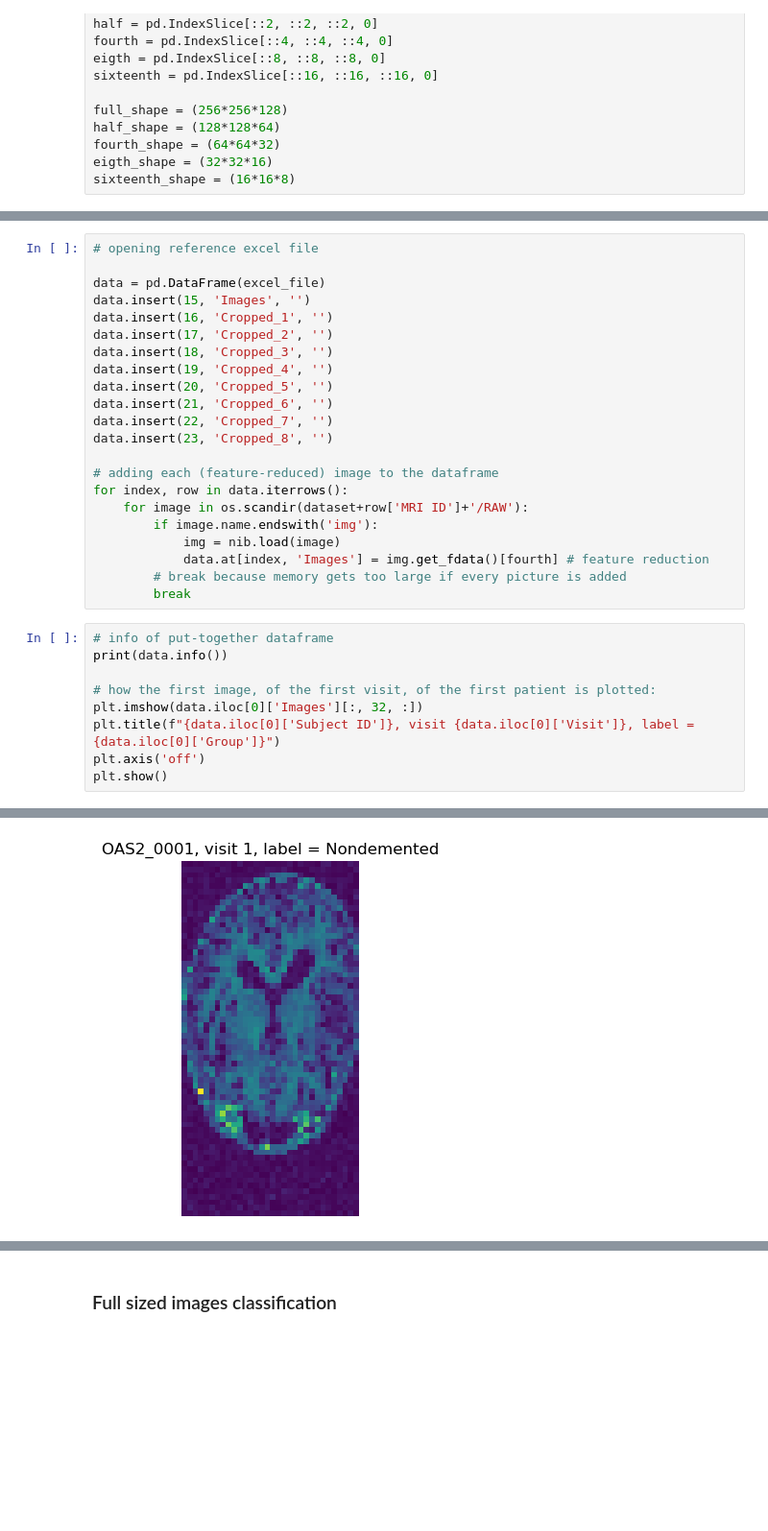
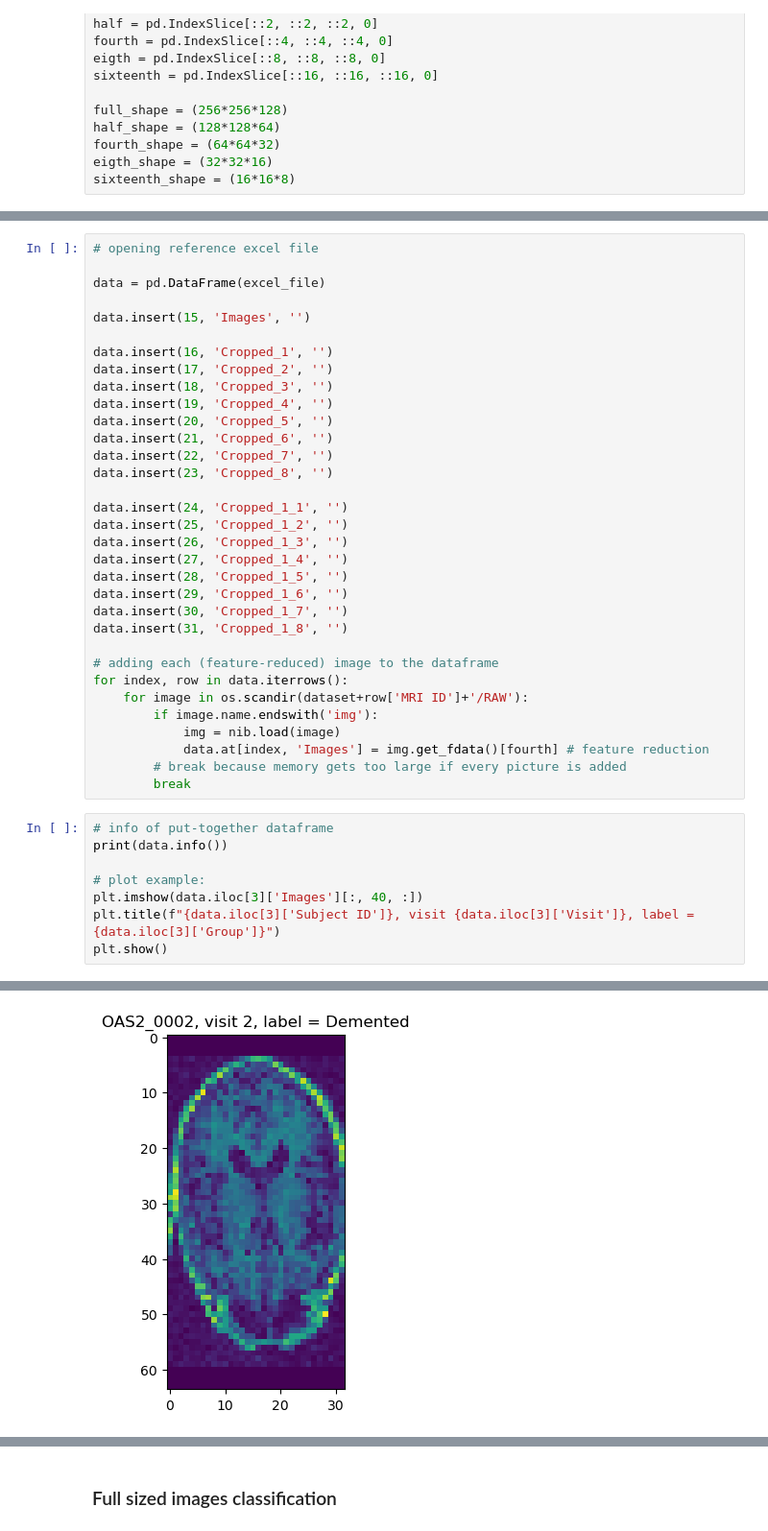
Before and after one commit to loesvanvoorden/Thesis, a Jupyter notebook: Thesis notebook.ipynb, the cells around one changed output, grey strips where cells are left out. Shown at 96% size. Cells and saved outputs as stored; diff of their text form; blank space fills up the shorter version.

```diff
--- a/Thesis notebook.ipynb
+++ b/Thesis notebook.ipynb
@@ -37,7 +37,9 @@ sixteenth_shape = (16*16*8)
 # opening reference excel file
 
 data = pd.DataFrame(excel_file)
+
 data.insert(15, 'Images', '')
+
 data.insert(16, 'Cropped_1', '')
 data.insert(17, 'Cropped_2', '')
 data.insert(18, 'Cropped_3', '')
@@ -47,6 +49,15 @@ data.insert(21, 'Cropped_6', '')
 data.insert(22, 'Cropped_7', '')
 data.insert(23, 'Cropped_8', '')
 
+data.insert(24, 'Cropped_1_1', '')
+data.insert(25, 'Cropped_1_2', '')
+data.insert(26, 'Cropped_1_3', '')
+data.insert(27, 'Cropped_1_4', '')
+data.insert(28, 'Cropped_1_5', '')
+data.insert(29, 'Cropped_1_6', '')
+data.insert(30, 'Cropped_1_7', '')
+data.insert(31, 'Cropped_1_8', '')
+
 # adding each (feature-reduced) image to the dataframe
 for index, row in data.iterrows():
     for image in os.scandir(dataset+row['MRI ID']+'/RAW'):
@@ -59,10 +70,9 @@ for index, row in data.iterrows():
 # info of put-together dataframe
 print(data.info())
 
-# how the first image, of the first visit, of the first patient is plotted:
-plt.imshow(data.iloc[0]['Images'][:, 32, :])
-plt.title(f"{data.iloc[0]['Subject ID']}, visit {data.iloc[0]['Visit']}, label = {data.iloc[0]['Group']}")
-plt.axis('off')
+# plot example:
+plt.imshow(data.iloc[3]['Images'][:, 40, :])
+plt.title(f"{data.iloc[3]['Subject ID']}, visit {data.iloc[3]['Visit']}, label = {data.iloc[3]['Group']}")
 plt.show()
 # %% [output]
 <class 'pandas.core.frame.DataFrame'>
@@ -84,5 +94,5 @@ memory usage: 70.1+ KB
 None
-[figure, old version]
+[figure, new version]
 # %%
 # cropping images and adding to data, full shape = (64, 64, 32)
 
```
Also changed, not shown: parts of 13 cells of this notebook, 2 other files.
